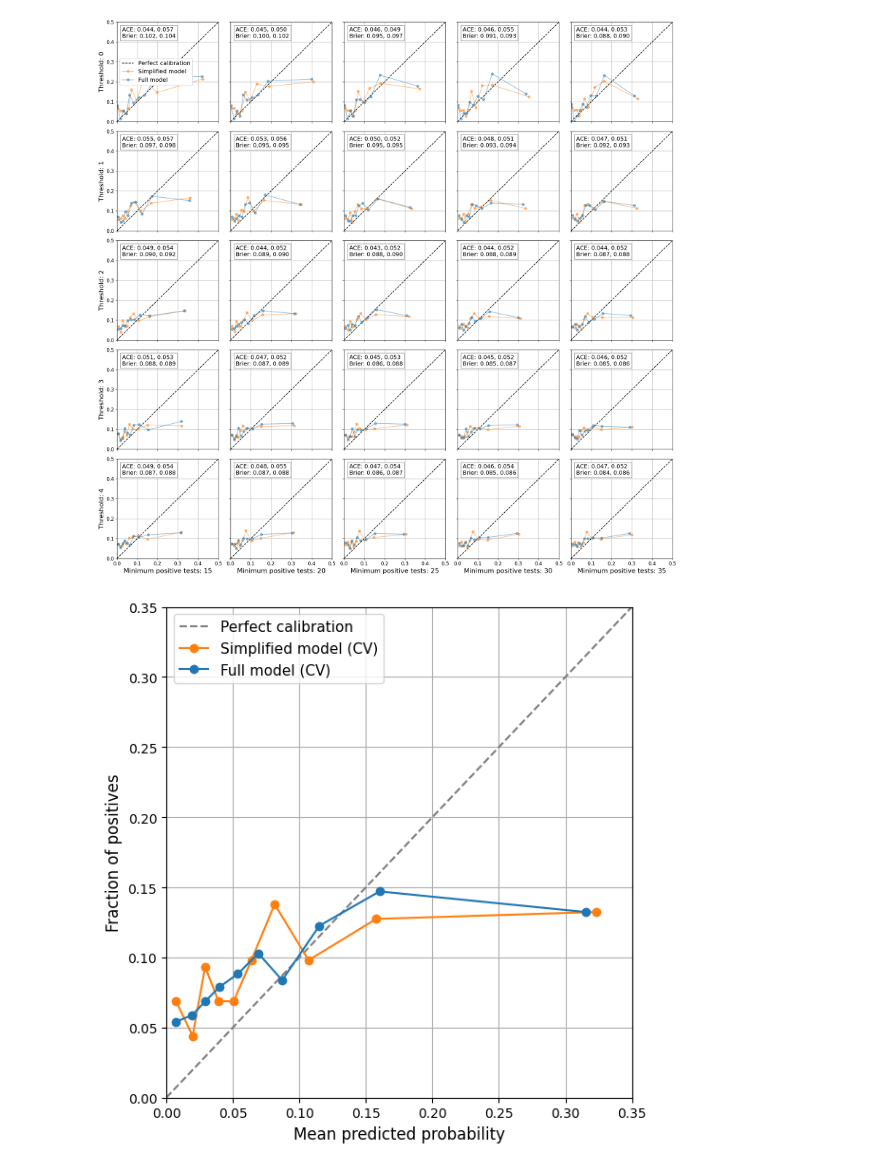
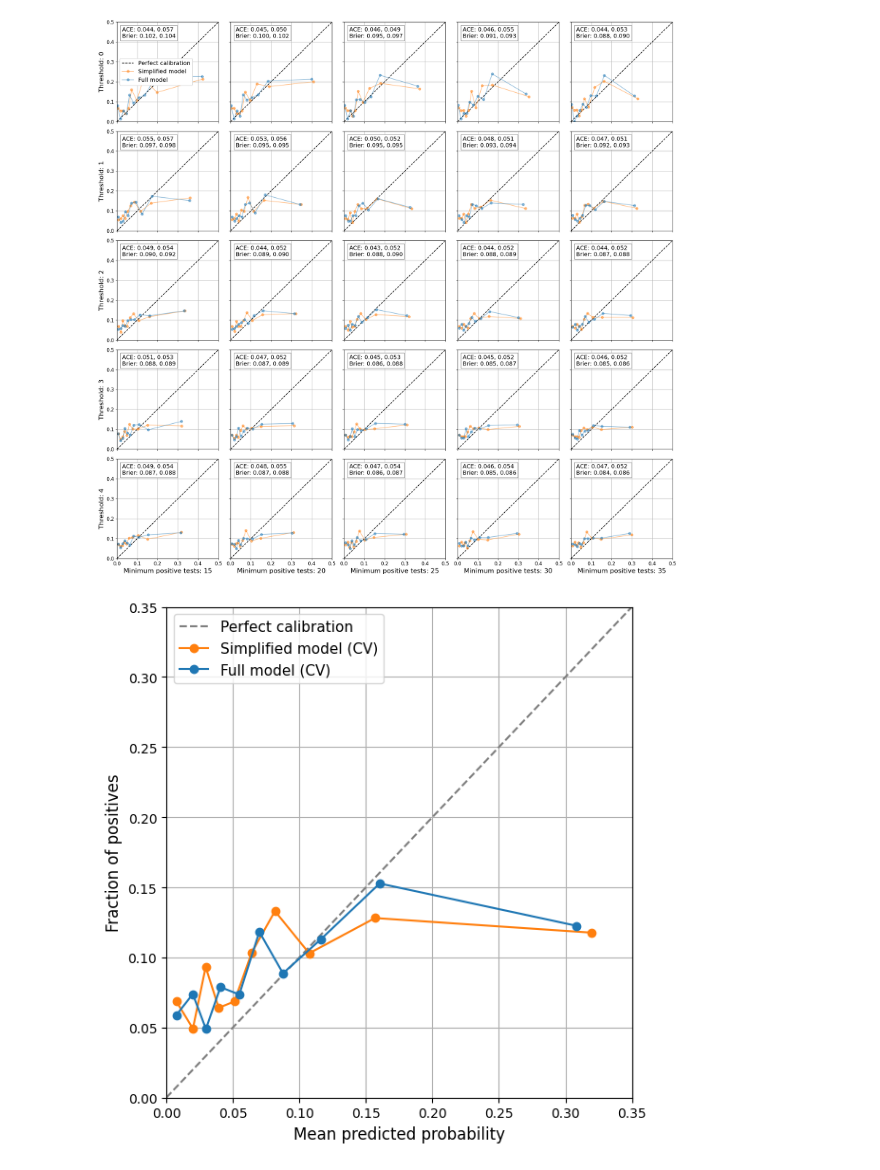
Before and after one commit to DaniChambon1/covid-household-visitors, a Jupyter notebook: 2_model.ipynb, the cells around one changed output. Saved outputs shown, nothing was run; the diff lists cells and outputs as text; code cells hidden in the pictures.

```diff
--- a/2_model.ipynb
+++ b/2_model.ipynb
@@ -738,43 +723,43 @@ plt.show()
 # Filter the data
 row_orig = df_crossval_results[
     (df_crossval_results["dataset"].str.endswith("2")) &
-    (df_crossval_results["window_size"] == 20)
+    (df_crossval_results["window_size"] == 25)
 ]
 
 row_simple = df_crossval_results_simple[
     (df_crossval_results_simple["dataset"].str.endswith("2")) &
-    (df_crossval_results_simple["window_size"] == 20)
+    (df_crossval_results_simple["window_size"] == 25)
 ]
 
 plt.figure(figsize=(6, 6))
 
 # Reference line for perfect calibration
 plt.plot([0, 1], [0, 1], "--", color="tab:gray", label="Perfect calibration")
 
 # Plot simplified model
 if not row_simple.empty:
     mean_pred_simple = np.array(json.loads(row_simple.iloc[0]["mean_predicted_values"]))
     frac_pos_simple = np.array(json.loads(row_simple.iloc[0]["fraction_of_positives"]))
     plt.plot(mean_pred_simple, frac_pos_simple, "o-", color="tab:orange",
              label="Simplified model (CV)")
 
 # Plot original model
 if not row_orig.empty:
     mean_pred_orig = np.array(json.loads(row_orig.iloc[0]["mean_predicted_values"]))
     frac_pos_orig = np.array(json.loads(row_orig.iloc[0]["fraction_of_positives"]))
     plt.plot(mean_pred_orig, frac_pos_orig, "o-", color="tab:blue",
              label="Full model (CV)")
 
 # Labels, limits, and styling
 plt.xlabel("Mean predicted probability", size=12)
 plt.ylabel("Fraction of positives", size=12)
 #plt.title("Comparison of calibration curves", size=16)
 plt.xlim(0, 0.35)
 plt.ylim(0, 0.35)
 plt.legend(fontsize=11)
 plt.grid(True)
 plt.tight_layout()
 plt.savefig("results/simple_vs_full_calibration_curves.png", bbox_inches='tight')
 plt.show()
 # %% [output]
-[figure, old version]
+[figure, new version]
```
Also changed, not shown: parts of 6 cells of this notebook, 3 other files.
